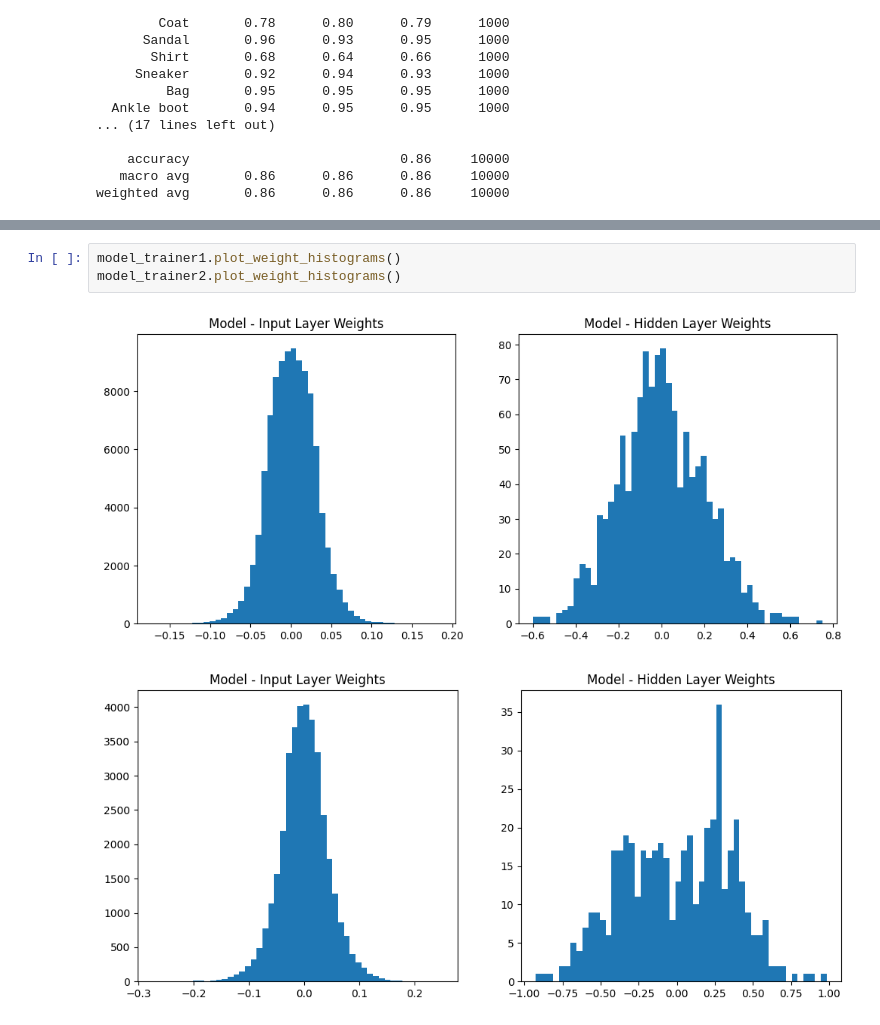
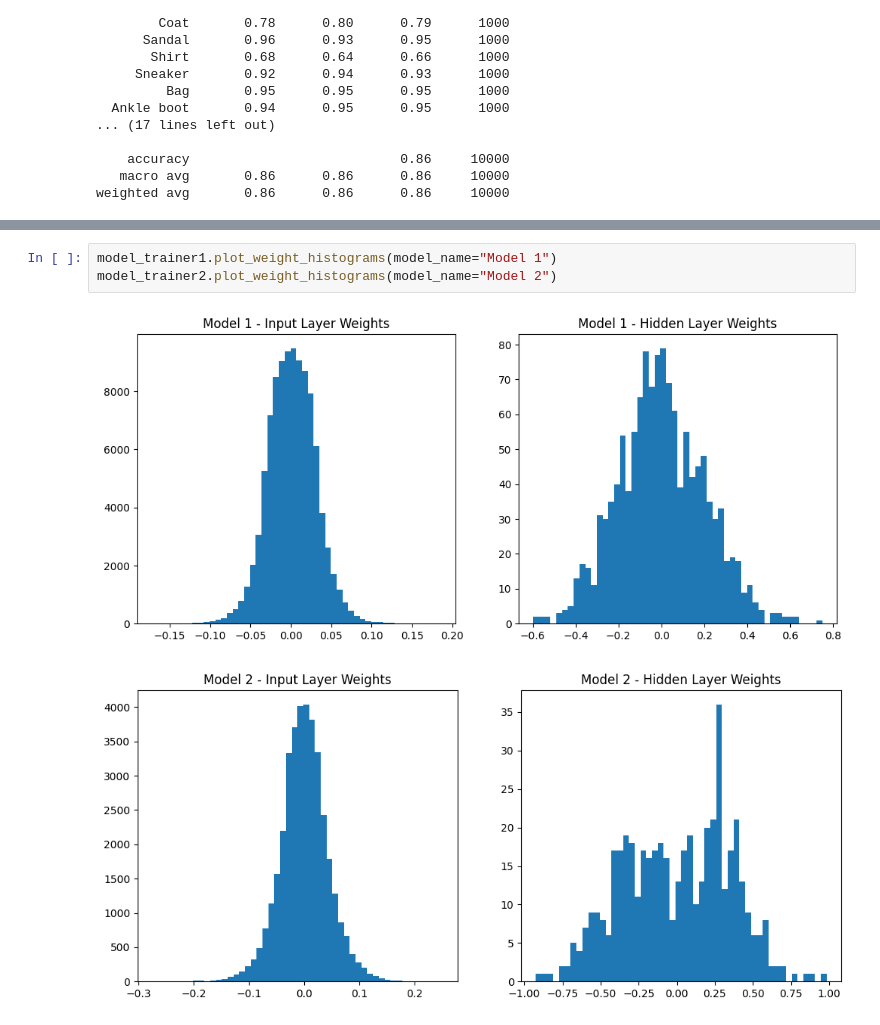
Before and after one commit to MAmin-y/Neural-Networks-and-Deep-Learning-Course-Projects-F2024, a Jupyter notebook: CA1/Q1.ipynb, the cells around one changed output, grey strips where cells are left out. Drawn from its saved outputs; the diff is of its cells as text.

```diff
--- a/CA1/Q1.ipynb
+++ b/CA1/Q1.ipynb
@@ -272,7 +272,7 @@ Two classes most confused with each other: Shirt and T-shirt/top
 Two classes most confused with each other: Pullover and Coat
 # %%
-model_trainer1.plot_weight_histograms()
-model_trainer2.plot_weight_histograms()
+model_trainer1.plot_weight_histograms(model_name="Model 1")
+model_trainer2.plot_weight_histograms(model_name="Model 2")
 # %% [output]
-[figure, old version]
+[figure, new version]
-[figure, old version]
+[figure, new version]
```
Also changed, not shown: parts of 1 cell of this notebook.
